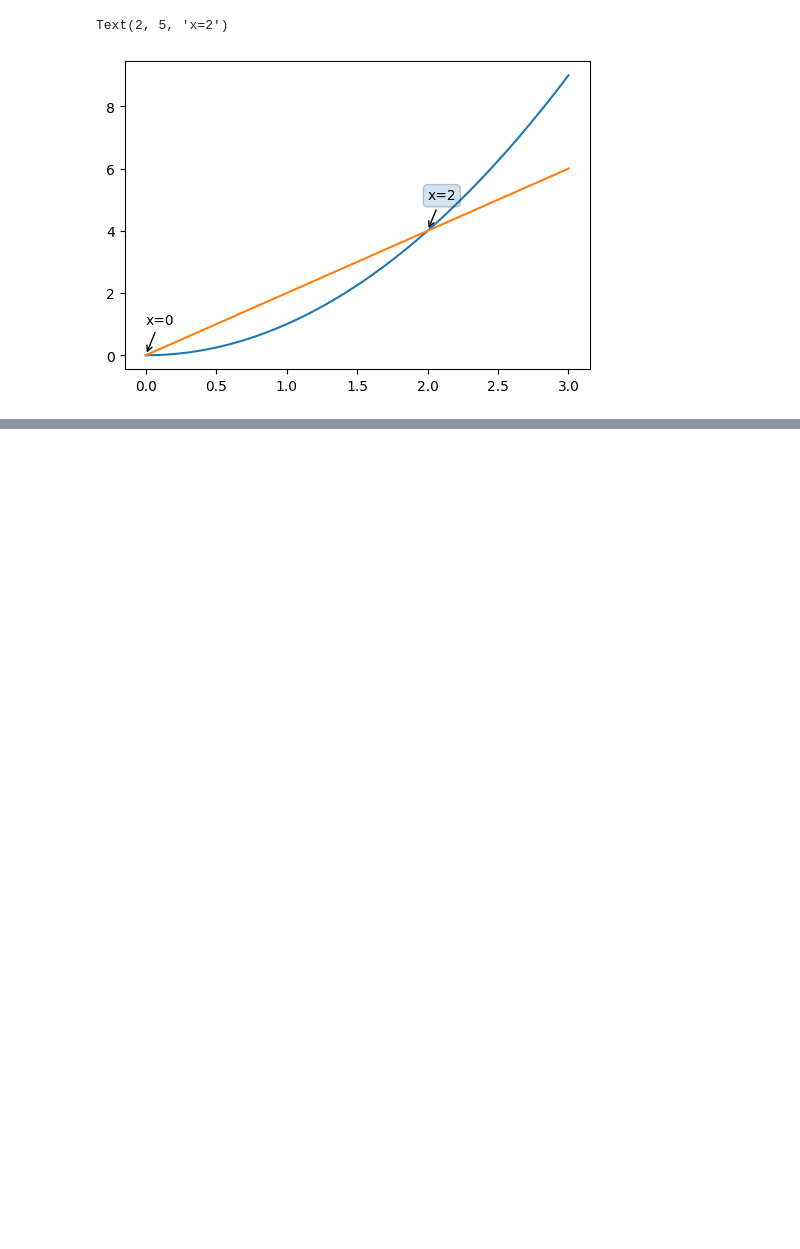
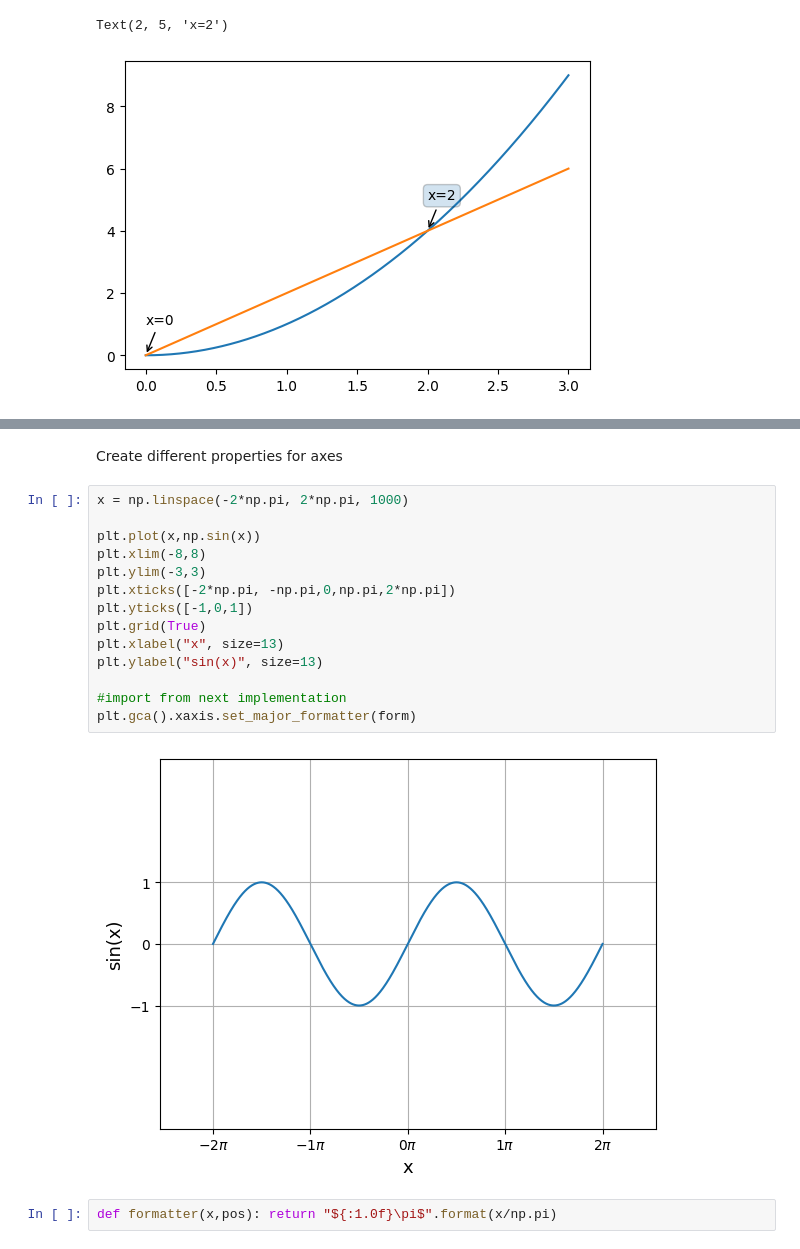
Before and after one commit to dimiporf/Contemporary-Approach-on-Programming-Lanuages---Scripts-for-University-of-Derby--Thesis-2023, a Jupyter notebook: datavis_100567030.ipynb, the cells around one changed output, grey strips where cells are left out. Cells and saved outputs as stored; diff of their text form; blank space fills up the shorter version.

```diff
--- a/datavis_100567030.ipynb
+++ b/datavis_100567030.ipynb
@@ -52,0 +75,20 @@ Text(2, 5, 'x=2')
+# %% [markdown]
+Create different properties for axes
+# %%
+x = np.linspace(-2*np.pi, 2*np.pi, 1000)
+
+plt.plot(x,np.sin(x))
+plt.xlim(-8,8)
+plt.ylim(-3,3)
+plt.xticks([-2*np.pi, -np.pi,0,np.pi,2*np.pi])
+plt.yticks([-1,0,1])
+plt.grid(True)
+plt.xlabel("x", size=13)
+plt.ylabel("sin(x)", size=13)
+
+#import from next implementation
+plt.gca().xaxis.set_major_formatter(form)
+# %% [output]
+[figure, added]
+# %%
+def formatter(x,pos): return "${:1.0f}\pi$".format(x/np.pi)
```
Also changed, not shown: parts of 3 cells of this notebook.
